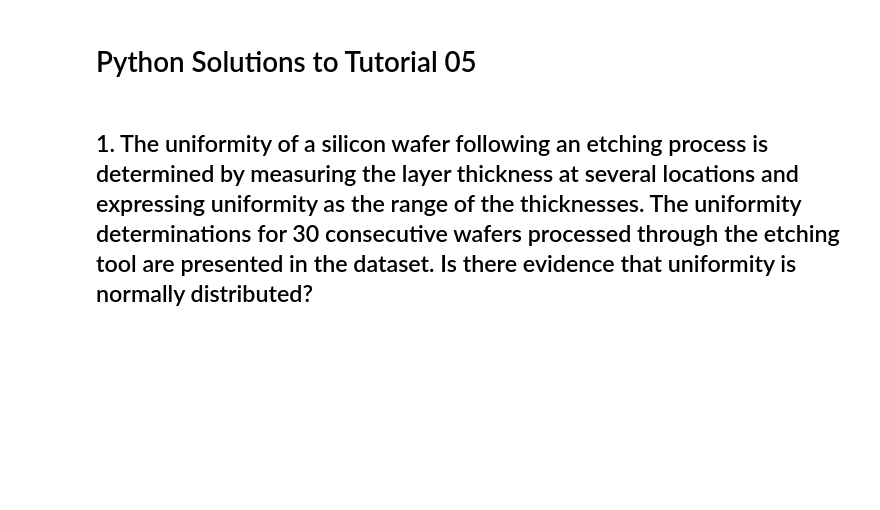
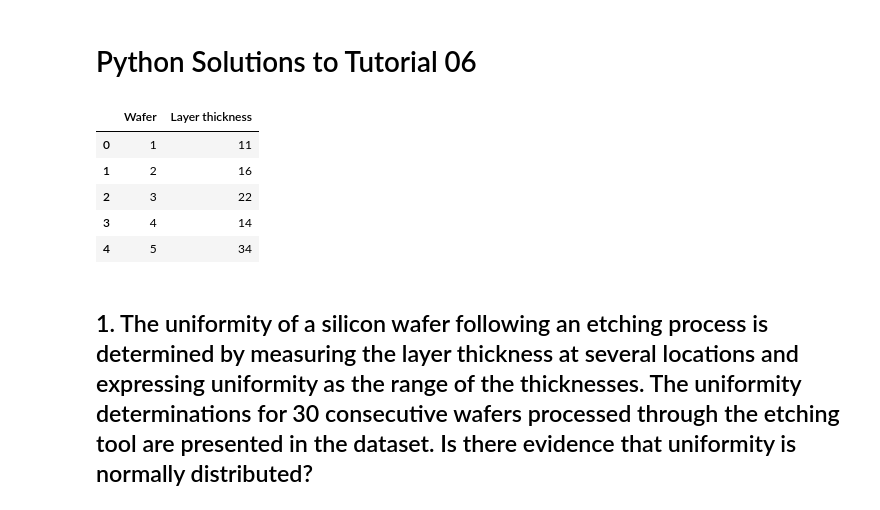
Before and after one commit to APS1040/Tutorials, a Jupyter notebook: Tutorial06.ipynb, the cells around one changed output. Drawn from its saved outputs; the diff is of its cells as text; code cells hidden in the pictures; blank space fills up the shorter version.

```diff
--- a/Tutorial06.ipynb
+++ b/Tutorial06.ipynb
@@ -1,12 +1,23 @@
 # %% [markdown]
-# Python Solutions to Tutorial 05
+# Python Solutions to Tutorial 06
 # %%
 import pandas as pd
 import numpy as np
 import matplotlib.pyplot as plt
 import scipy.stats as stat
 
-df = pd.read_csv('Tutorial06_data.csv')
+#df = pd.read_csv('Tutorial06_data.csv')
+
+url = 'https://raw.githubusercontent.com/APS1040/Tutorials/main/Tutorial06_data.csv'
+df = pd.read_csv(url)
+df.head()
+# %% [output]
+|  | Wafer | Layer thickness |
+| 0 | 1 | 11 |
+| 1 | 2 | 16 |
+| 2 | 3 | 22 |
+| 3 | 4 | 14 |
+| 4 | 5 | 34 |
 # %% [markdown]
 ## 1.	The uniformity of a silicon wafer following an etching process is determined by measuring the layer thickness at several locations and expressing uniformity as the range of the thicknesses. The uniformity determinations for 30 consecutive wafers processed through the etching tool are presented in the dataset. Is there evidence that uniformity is normally distributed?
 # %%
```
